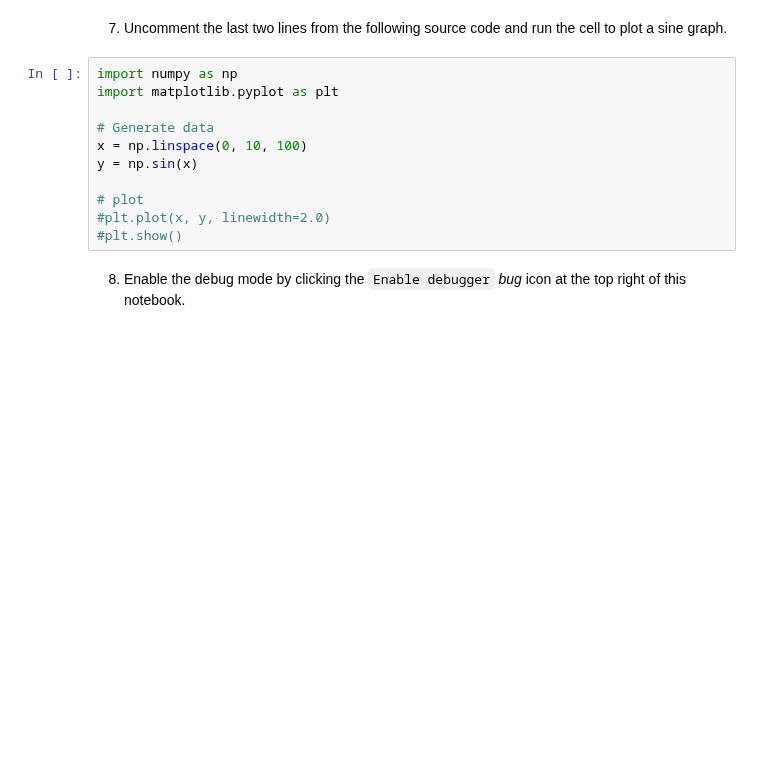
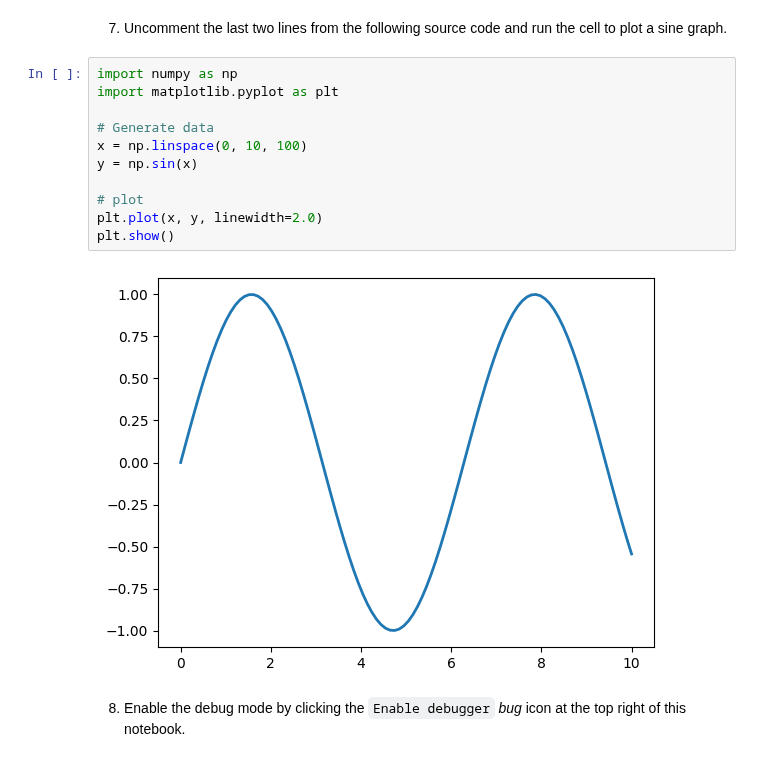
Before and after one commit to RedHatTraining/AI26X-apps, a Jupyter notebook: intro/notebooks-intro/notebooks-intro.ipynb, the cells around one changed output. Saved outputs shown, nothing was run; the diff lists cells and outputs as text; blank space fills up the shorter version.

```diff
--- a/intro/notebooks-intro/notebooks-intro.ipynb
+++ b/intro/notebooks-intro/notebooks-intro.ipynb
@@ -49,14 +47,16 @@ display.Image("CHANGE_ME", width=600, height=300)
 # %%
 import numpy as np
 import matplotlib.pyplot as plt
 
 # Generate data
 x = np.linspace(0, 10, 100)
 y = np.sin(x)
 
 # plot
-#plt.plot(x, y, linewidth=2.0)
-#plt.show()
+plt.plot(x, y, linewidth=2.0)
+plt.show()
+# %% [output]
+[figure, added]
 # %% [markdown]
 8. Enable the debug mode by clicking the `Enable debugger` _bug_ icon at the top right of this notebook.
 # %% [markdown]
```
Also changed, not shown: parts of 4 cells of this notebook.
